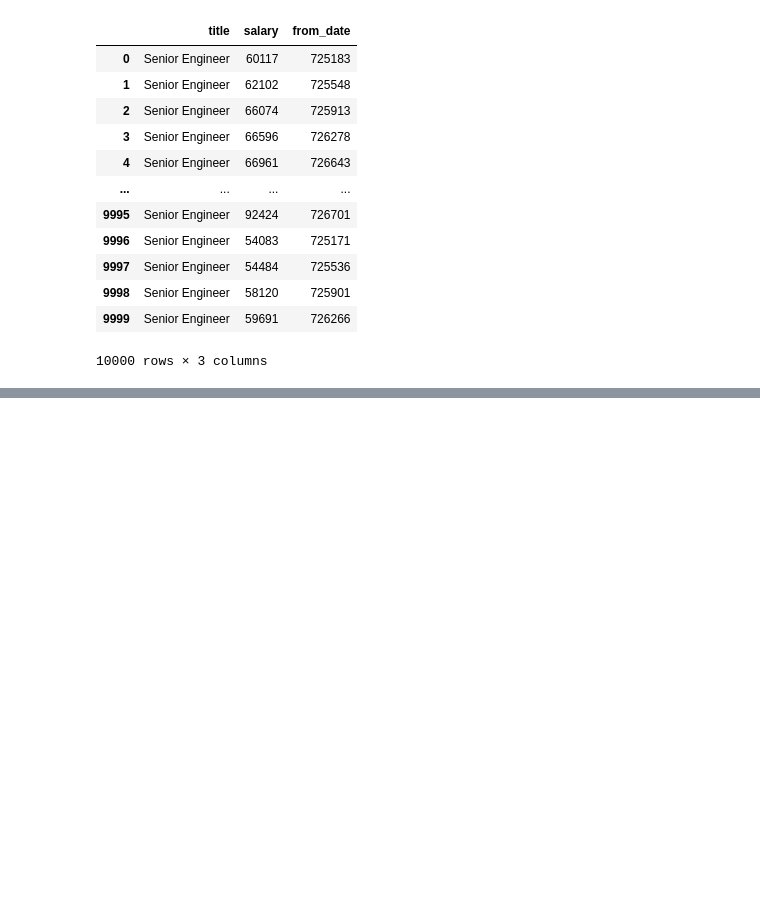
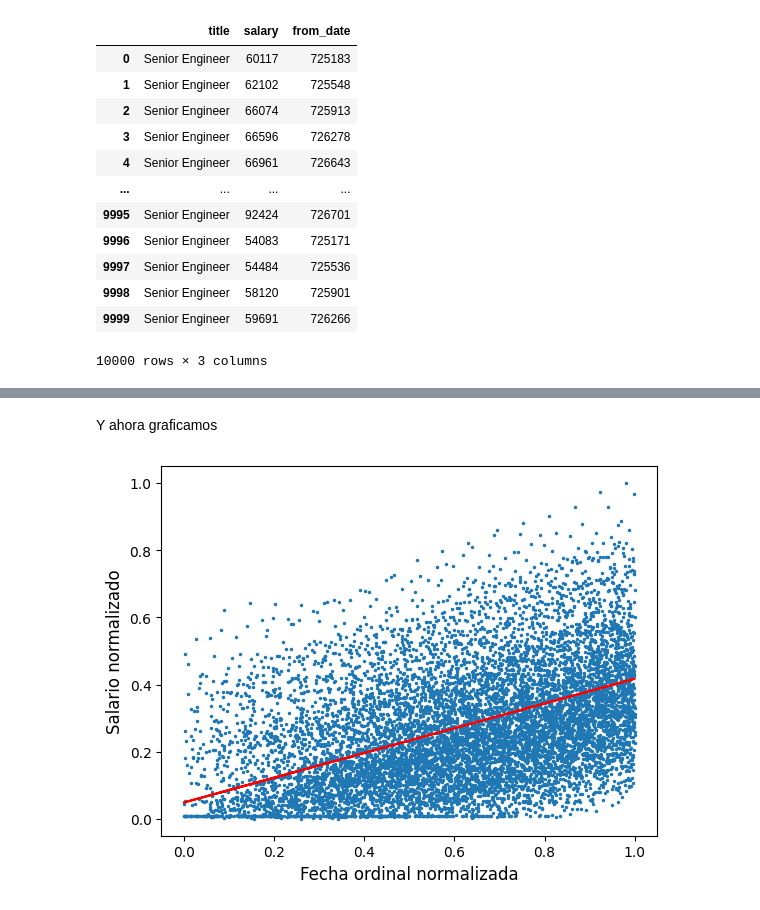
Before and after one commit to SandraJuarez/Mariadb_tarea, a Jupyter notebook: Tarea1.ipynb, the cells around one changed output, grey strips where cells are left out. Saved outputs shown, nothing was run; the diff lists cells and outputs as text; code cells hidden in the pictures; blank space fills up the shorter version.

```diff
--- a/Tarea1.ipynb
+++ b/Tarea1.ipynb
@@ -94,14 +112,3 @@ def update(m,b,x,y,lr):
     m=m-lr*jax.grad(loss,argnums=0)(m,b, x, y)
     b=b-lr*jax.grad(loss,argnums=1)(m,b, x, y)
     return m,b
-# %%
-import matplotlib.pyplot as plt
-from matplotlib.animation import FuncAnimation
-
-
-fig = plt.figure()
-xs = np.random.normal(size=(100,))
-noise = np.random.normal(scale=0.1, size=(100,))
-ys = xs * 3 - 1 + noise
-plt.scatter(xs, ys)
-plt.show()
@@ -129,0 +115,22 @@ anim = FuncAnimation(fig, animate, init_func=init,
+# %%
+m=1.
+b=1.
+lr=5e-3
+epsilon=2.5e-2
+max_step=2000
+loss_vec=np.array([]) #aquí guardaremos el valor del loss para luego graficarlo
+import numpy as np
+import matplotlib.pyplot as plt
+
+
+for i in range(1,10000):
+    m=update(m,b,xs,ys,lr)[0]
+    b=update(m,b,xs,ys,lr)[1]
+    loss_value=loss(m,b,xs,ys)
+    loss_vec=np.append(loss_vec,loss_value)
+    if (i%20==0):
+        print('Paso: {}, Pendiente: {:.3f}, Bias {:.3f}, Loss{:.3f}'.format(i,m,b,loss_value))
+    if (loss_value<epsilon or i==max_step ):
+        print('Se llegó a la solución en el paso numero:',i)
+        break
+print(m,b)
@@ -129,0 +157,12 @@ anim = FuncAnimation(fig, animate, init_func=init,
+# %% [markdown]
+Y ahora graficamos
+# %%
+yf=modelo(m,b,xs)
+plt.plot(xs,ys,'.',markersize=3)
+plt.plot(xs,yf,'r',markersize=5)
+plt.xlabel('Fecha ordinal normalizada',fontsize=12)
+plt.ylabel('Salario normalizado',fontsize=12)
+
+plt.show()
+# %% [output]
+[figure, added]
```
Also changed, not shown: parts of 18 cells of this notebook.
